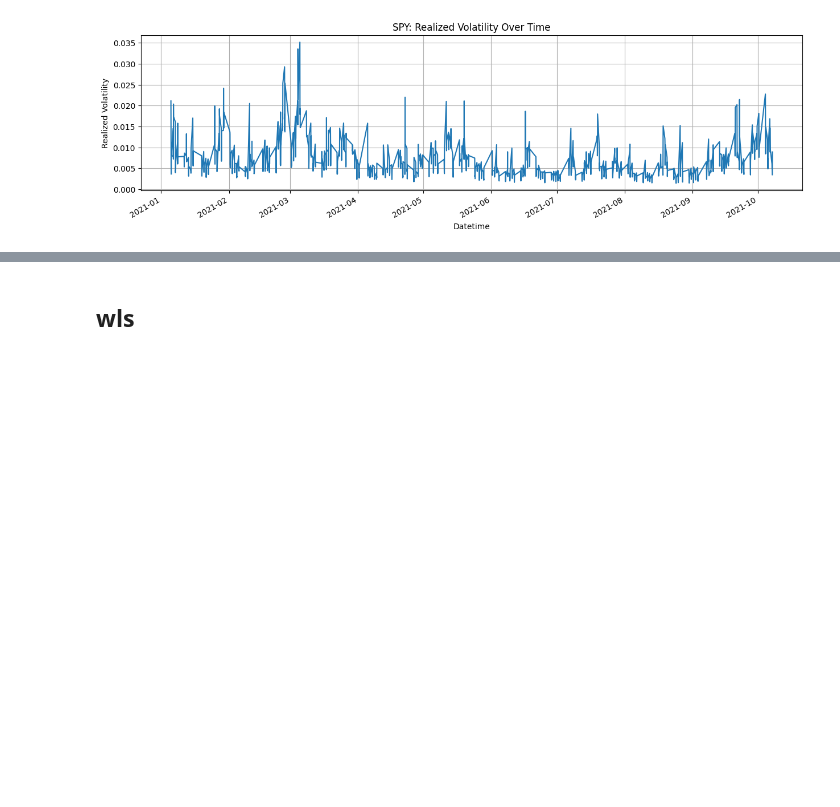
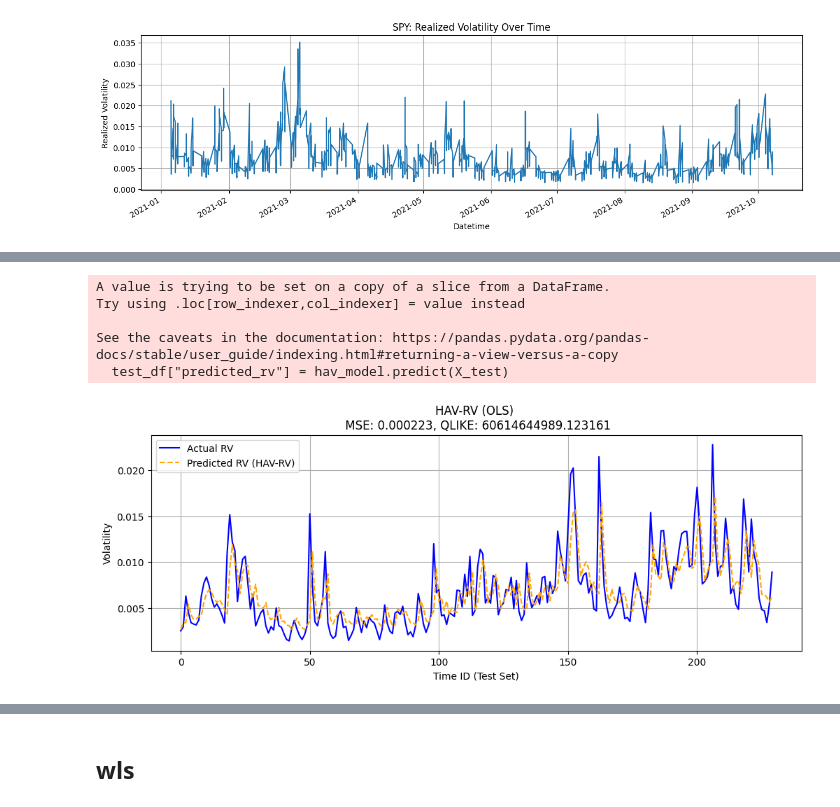
Before and after one commit to mofrui/volatility-analysis, a Jupyter notebook: research/train_test_exploration.ipynb, the cells around one changed output, grey strips where cells are left out. Cells and saved outputs as stored; diff of their text form; code cells hidden in the pictures; blank space fills up the shorter version.

Commit message:
fixed data leak

```diff
--- a/research/train_test_exploration.ipynb
+++ b/research/train_test_exploration.ipynb
@@ -350,0 +301,34 @@ Notes:
+# %%
+hav_df = rv_df.copy()
+
+import statsmodels.api as sm
+import matplotlib.pyplot as plt
+
+# Start fresh and generate lags
+hav_df = rv_df.copy()
+hav_df["rv_lag_1"] = hav_df["realized_volatility"].shift(1)
+hav_df["rv_lag_5"] = hav_df["realized_volatility"].shift(5)
+hav_df["rv_lag_10"] = hav_df["realized_volatility"].shift(10)
+hav_df = hav_df.dropna().reset_index(drop=True)
+
+# Time-based train/test split
+cutoff = int(len(hav_df) * 0.8)
+train_df = hav_df.iloc[:cutoff]
+test_df = hav_df.iloc[cutoff:]
+
+
+# Fit model on training data
+X_train = sm.add_constant(train_df[["rv_lag_1", "rv_lag_5", "rv_lag_10"]])
+y_train = train_df["realized_volatility"]
+hav_model = sm.OLS(y_train, X_train).fit()
+
+#  Predict on test data
+X_test = sm.add_constant(test_df[["rv_lag_1", "rv_lag_5", "rv_lag_10"]])
+test_df["predicted_rv"] = hav_model.predict(X_test)
+# %% [output]
+A value is trying to be set on a copy of a slice from a DataFrame.
+Try using .loc[row_indexer,col_indexer] = value instead
+
+See the caveats in the documentation: https://pandas.pydata.org/pandas-docs/stable/user_guide/indexing.html#returning-a-view-versus-a-copy
+  test_df["predicted_rv"] = hav_model.predict(X_test)
+[figure, added]
```
Also changed, not shown: parts of 10 cells of this notebook.
